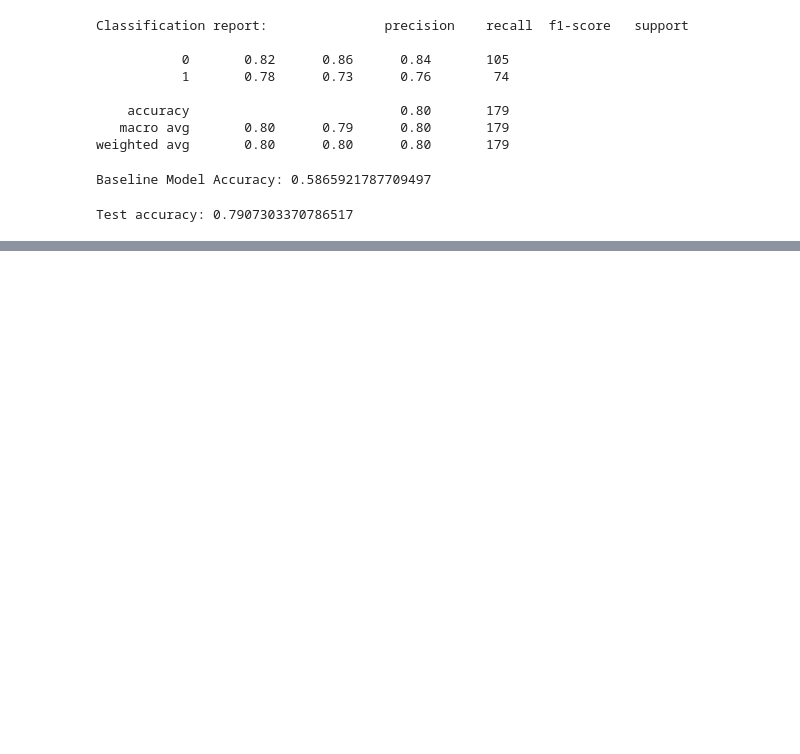
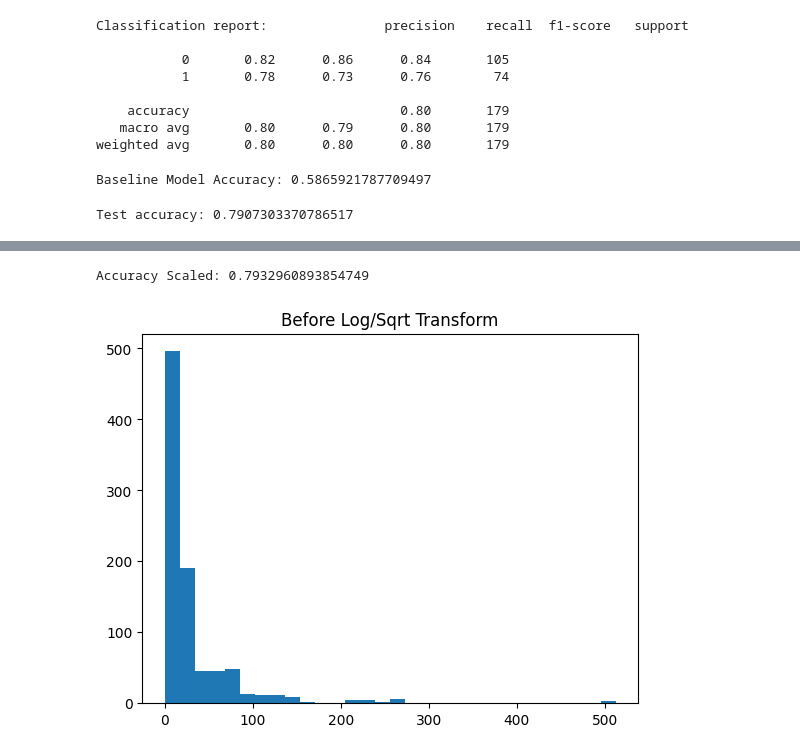
Before and after one commit to Fatima-05/GDGOC-AI-ML, a Jupyter notebook: Class10.ipynb, the cells around one changed output, grey strips where cells are left out. Drawn from its saved outputs; the diff is of its cells as text; code cells hidden in the pictures; blank space fills up the shorter version.

```diff
--- a/Class10.ipynb
+++ b/Class10.ipynb
@@ -178,0 +236,9 @@ Test accuracy: 0.7907303370786517
+# %%
+model_scaled=LogisticRegression(max_iter=1000)
+model_scaled.fit(X_train_scaled,Y_train)
+y_pred_scaled=model_scaled.predict(X_test_scaled)
+accuracy_scaled=accuracy_score(Y_test,y_pred_scaled)
+
+print("Accuracy Scaled:",accuracy_scaled)
+# %% [output]
+Accuracy Scaled: 0.7932960893854749
@@ -178,0 +250,9 @@ Test accuracy: 0.7907303370786517
+# %%
+titanic["Fare_log"]=np.log1p(titanic["Fare"])
+titanic["Fare_sqrt"]=np.sqrt(titanic["Fare"])
+
+plt.hist(titanic["Fare"],bins=30)
+plt.title("Before Log/Sqrt Transform")
+plt.show()
+# %% [output]
+[figure, added]
```
Also changed, not shown: parts of 7 cells of this notebook.
